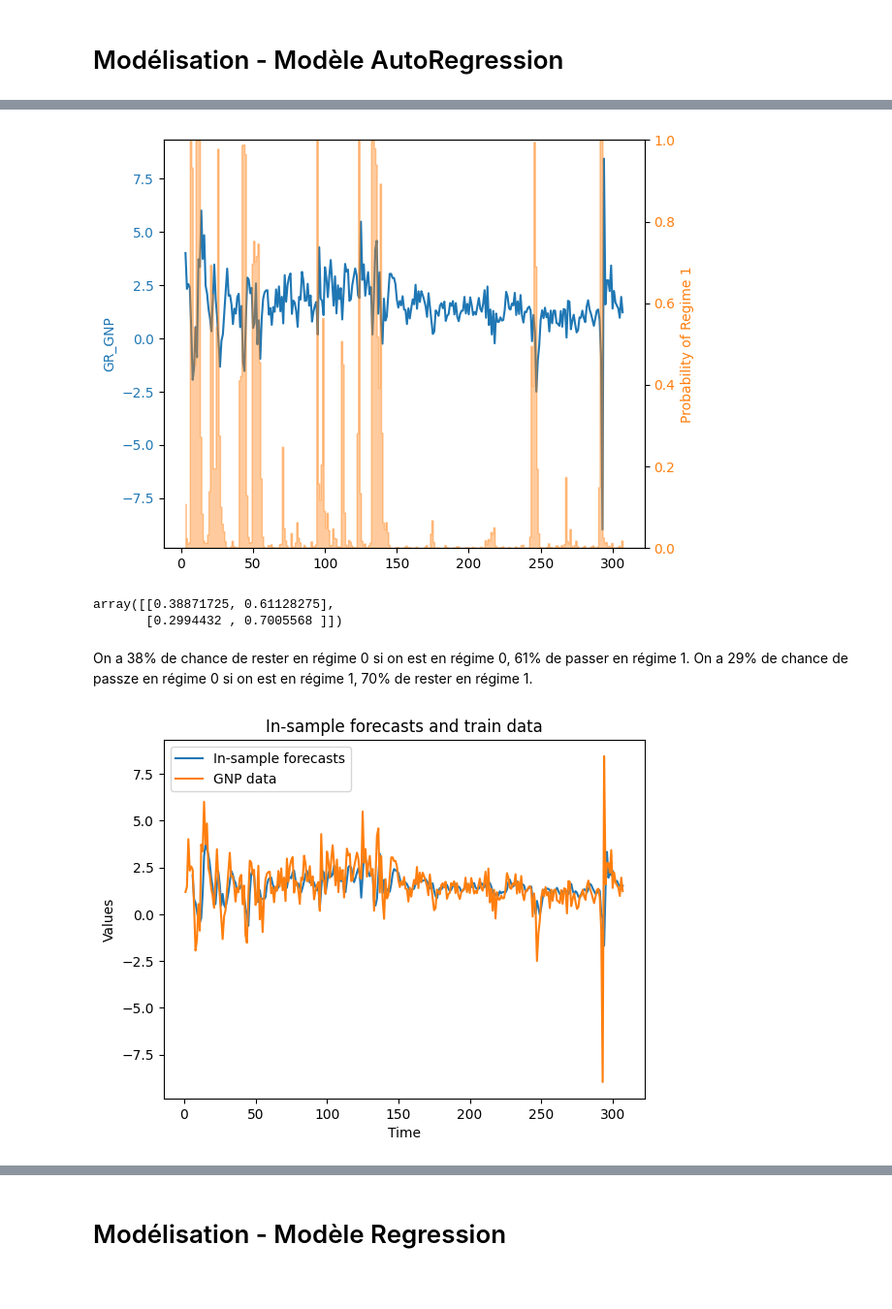
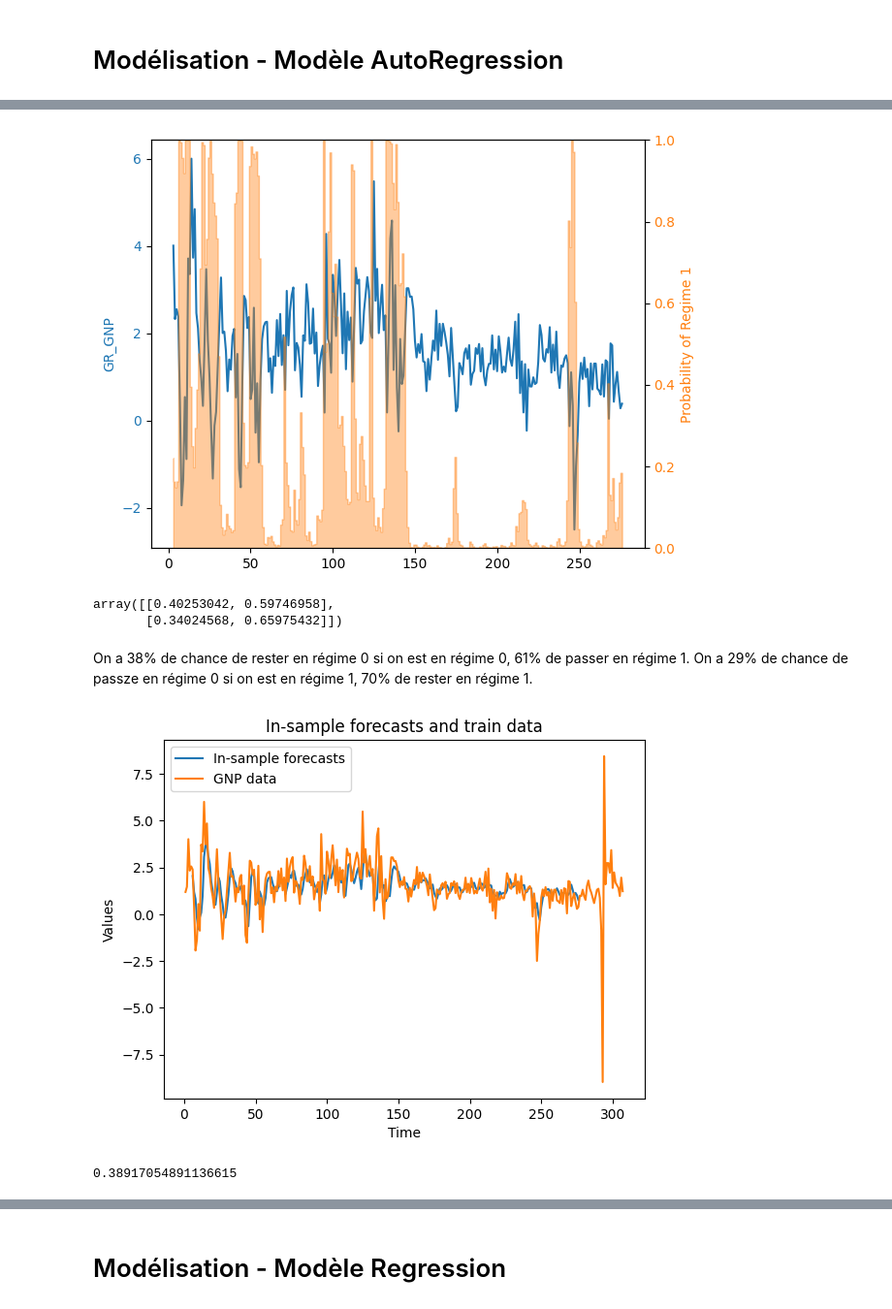
Before and after one commit to AxelFritz2/Optimal-Forecasts-from-Markov-Switching-Models, a Jupyter notebook: Data_analysis.ipynb, the cells around one changed output, grey strips where cells are left out. Shown at 97% size. Cells and saved outputs as stored; diff of their text form; code cells hidden in the pictures.

```diff
--- a/Data_analysis.ipynb
+++ b/Data_analysis.ipynb
@@ -43,8 +43,11 @@ plt.show()
 [figure]
 # %% [markdown]
 # Modélisation - Modèle AutoRegression
+# %%
+train = df.iloc[:round(len(df)*0.9)]
+test = df.iloc[round(len(df)*0.9):]
 # %%
-mar_model = MarkovAutoregression(df['GR_GNP'], k_regimes=2, order=2, switching_ar=False, switching_variance=True)
+mar_model = MarkovAutoregression(train['GR_GNP'], k_regimes=2, order=2, switching_ar=False, switching_variance=True)
 mar_res = mar_model.fit()
 # %%
 print(mar_res.summary())
@@ -87,23 +72,23 @@ df2
 # %%
 smoothed_marginal_probabilities = mar_res.smoothed_marginal_probabilities
 
 # Plot the series and the smoothed probabilities
 fig, ax1 = plt.subplots()
 
-ax1.plot(df2.index, df2['GR_GNP'], label='GR_GNP')
+ax1.plot(train.iloc[2:].index, train.iloc[2:]['GR_GNP'], label='GR_GNP')
 ax1.set_ylabel('GR_GNP', color='C0')
 ax1.tick_params(axis='y', labelcolor='C0')
 
 ax2 = ax1.twinx()
-ax2.fill_between(df2.index, smoothed_marginal_probabilities[1], step='pre', alpha=0.4, color='C1')
+ax2.fill_between(train.iloc[2:].index, smoothed_marginal_probabilities[1], step='pre', alpha=0.4, color='C1')
 ax2.set_ylabel('Probability of Regime 1', color='C1')
 ax2.tick_params(axis='y', labelcolor='C1')
 ax2.set_ylim([0, 1])
 
 fig.tight_layout()
 plt.show()
 # %% [output]
-[figure, old version]
+[figure, new version]
 # %%
 import numpy as np
 
@@ -119,8 +104,8 @@ transition_matrix /= np.sum(transition_matrix, axis=1)[:,None]
 
 transition_matrix
 # %% [output]
-array([[0.38871725, 0.61128275],
-       [0.2994432 , 0.7005568 ]])
+array([[0.40253042, 0.59746958],
+       [0.34024568, 0.65975432]])
 # %% [markdown]
 On a 38% de chance de rester en régime 0 si on est en régime 0, 61% de passer en régime 1. On a 29% de chance de passze en régime 0 si on est en régime 1, 70% de rester en régime 1.
 # %%
@@ -141,4 +126,4 @@ plt.legend()
 # Show the plot
 plt.show()
 # %% [output]
-[figure, old version]
+[figure, new version]
@@ -144,0 +132,4 @@ plt.show()
+# %%
+train['GR_GNP'].values[-1]
+# %% [output]
+0.38917054891136615
```
Also changed, not shown: parts of 5 cells of this notebook, 6 other files.
